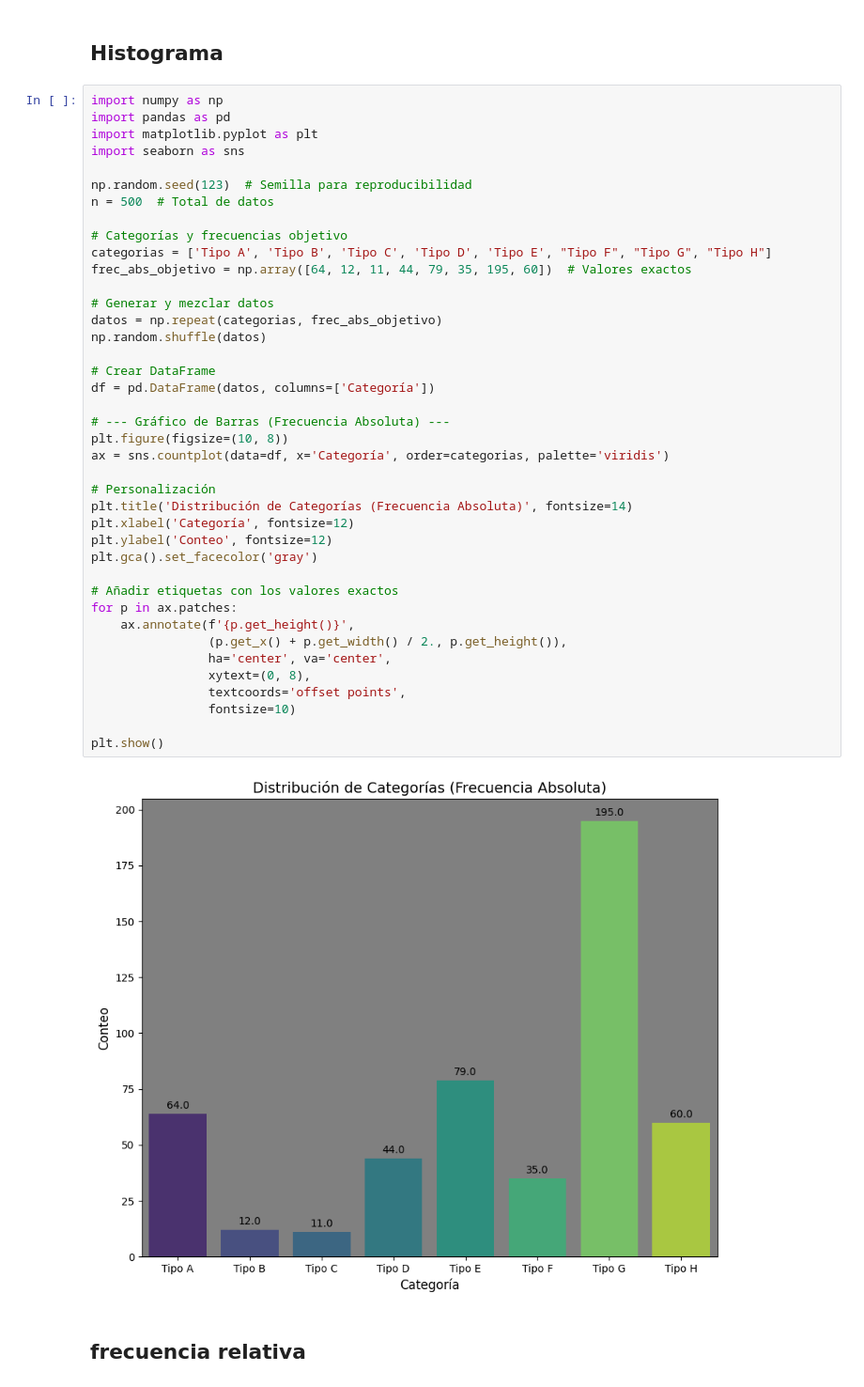
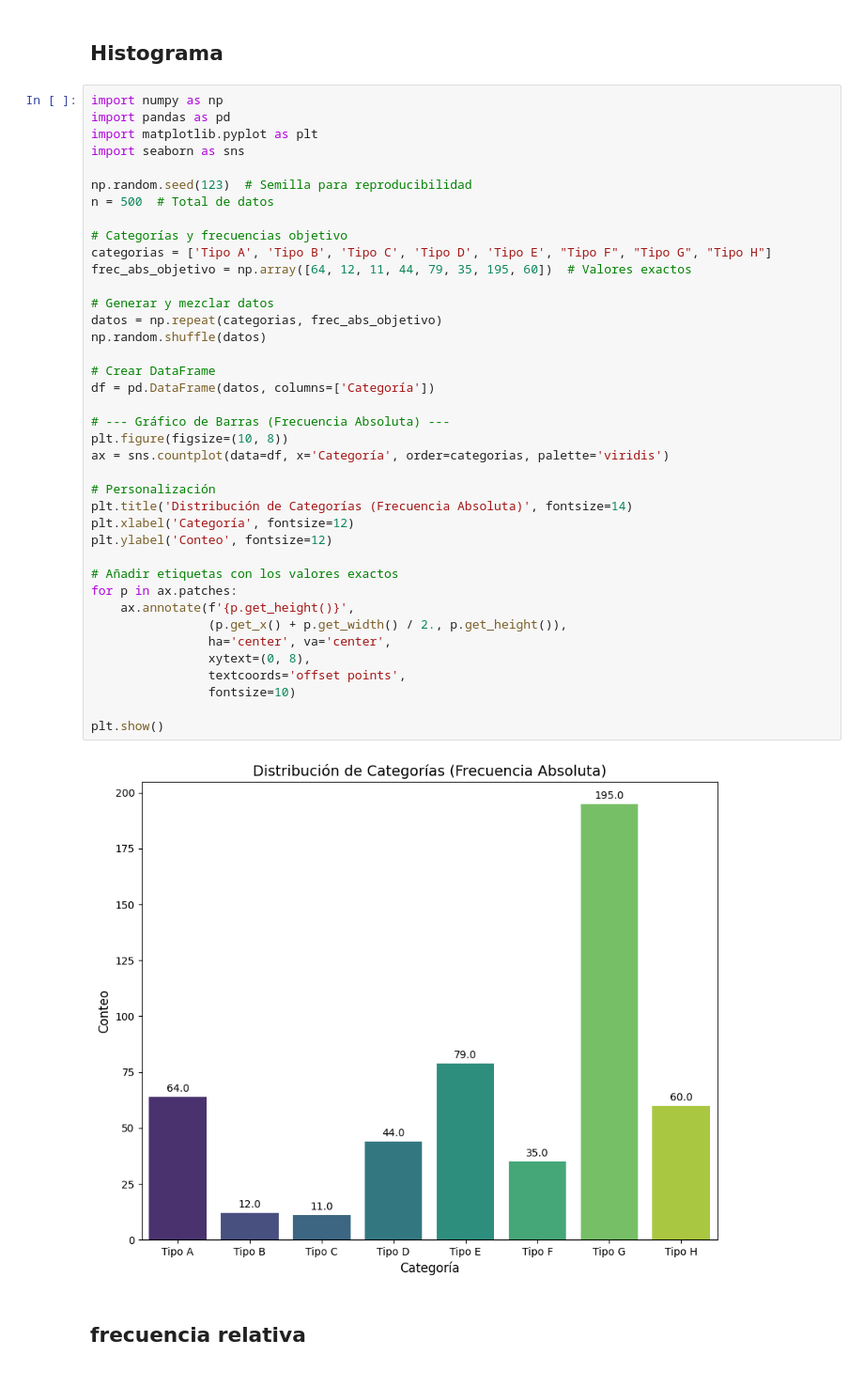
Before and after one commit to D1egoXD/Tablas_Frecuencias, a Jupyter notebook: Daniel_datos_cualitativos.ipynb, the cells around one changed output. Shown at 94% size. Drawn from its saved outputs; the diff is of its cells as text.

```diff
--- a/Daniel_datos_cualitativos.ipynb
+++ b/Daniel_datos_cualitativos.ipynb
@@ -87,35 +87,34 @@ n = 500  # Total de datos
 categorias = ['Tipo A', 'Tipo B', 'Tipo C', 'Tipo D', 'Tipo E', "Tipo F", "Tipo G", "Tipo H"]
 frec_abs_objetivo = np.array([64, 12, 11, 44, 79, 35, 195, 60])  # Valores exactos
 
 # Generar y mezclar datos
 datos = np.repeat(categorias, frec_abs_objetivo)
 np.random.shuffle(datos)
 
 # Crear DataFrame
 df = pd.DataFrame(datos, columns=['Categoría'])
 
 # --- Gráfico de Barras (Frecuencia Absoluta) ---
 plt.figure(figsize=(10, 8))
 ax = sns.countplot(data=df, x='Categoría', order=categorias, palette='viridis')
 
 # Personalización
 plt.title('Distribución de Categorías (Frecuencia Absoluta)', fontsize=14)
 plt.xlabel('Categoría', fontsize=12)
 plt.ylabel('Conteo', fontsize=12)
-plt.gca().set_facecolor('gray')
 
 # Añadir etiquetas con los valores exactos
 for p in ax.patches:
     ax.annotate(f'{p.get_height()}',
                 (p.get_x() + p.get_width() / 2., p.get_height()),
                 ha='center', va='center',
                 xytext=(0, 8),
                 textcoords='offset points',
                 fontsize=10)
 
 plt.show()
 # %% [output]
-[figure, old version]
+[figure, new version]
 # %% [markdown]
 ## frecuencia relativa
 # %% [markdown]
```
Also changed, not shown: parts of 3 cells of this notebook.
